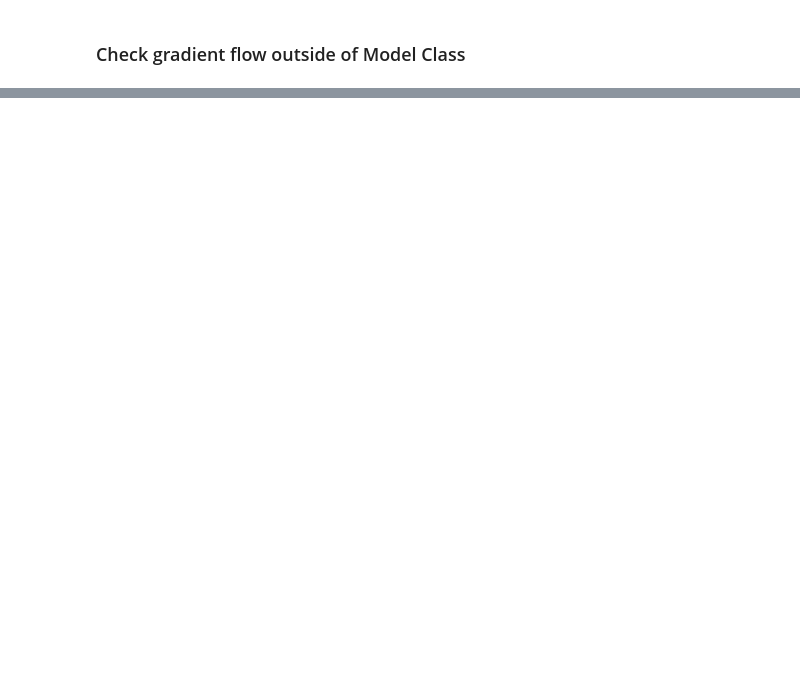
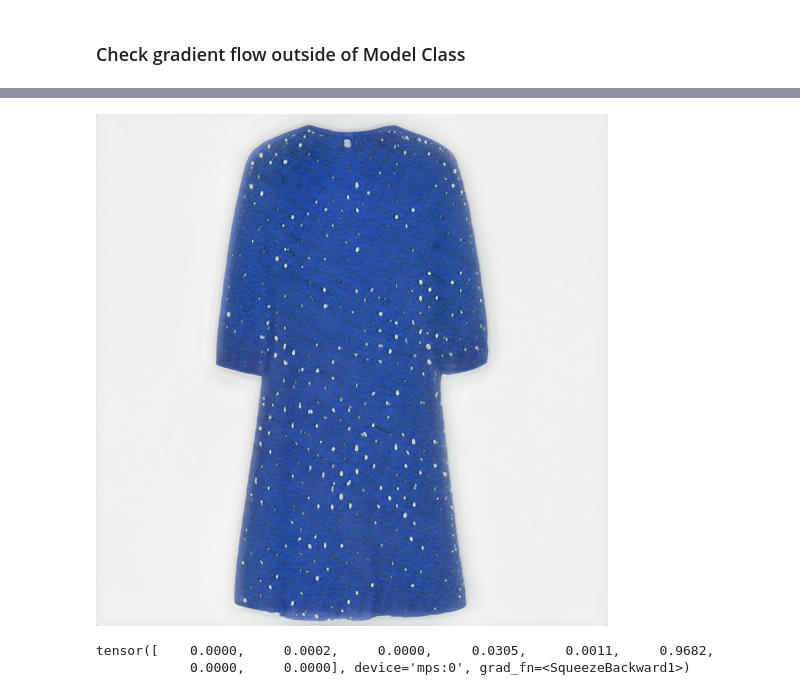
Before and after one commit to MGenschow/Thesis, a Jupyter notebook: 3_Manipulation/GANalyze_Inspired/initial_tests.ipynb, the cells around one changed output, grey strips where cells are left out. Drawn from its saved outputs; the diff is of its cells as text; code cells hidden in the pictures; blank space fills up the shorter version.

```diff
--- a/3_Manipulation/GANalyze_Inspired/initial_tests.ipynb
+++ b/3_Manipulation/GANalyze_Inspired/initial_tests.ipynb
@@ -91 +80,6 @@ optimizer = torch.optim.Adam([directions], lr=0.1)
+# %%
+def plot_generated(img):
+    img_out = (img.permute(0,2,3,1)*127.5 + 128).clamp(0,255).to(torch.uint8)
+    img_out = Image.fromarray(img_out[0].cpu().numpy())
+    return img_out
 # %%
@@ -217,0 +233,16 @@ print("Gradient to latents after image conversion:", latents.grad)  # This will
+# %%
+transformed_latent = latent + 0.5 * editor.directions[5].to(latent.device)
+out_img = plot_generated(G.synthesis(transformed_latent, noise_mode='const')).resize([512, 512])
+out_img
+# %% [output]
+[figure, added]
+# %%
+# Test the classification:
+dino_input = dino_processor(G.synthesis(transformed_latent, noise_mode='const')).to(dino_model.device)
+dino_embedding = dino_model(dino_input)['pooler_output'].to(device)
+scores = classifier(dino_embedding)
+probs = softmax(scores, dim=1).squeeze(0)
+probs
+# %% [output]
+tensor([    0.0000,     0.0002,     0.0000,     0.0305,     0.0011,     0.9682,
+            0.0000,     0.0000], device='mps:0', grad_fn=<SqueezeBackward1>)
```
Also changed, not shown: parts of 14 cells of this notebook, 1 other file.
